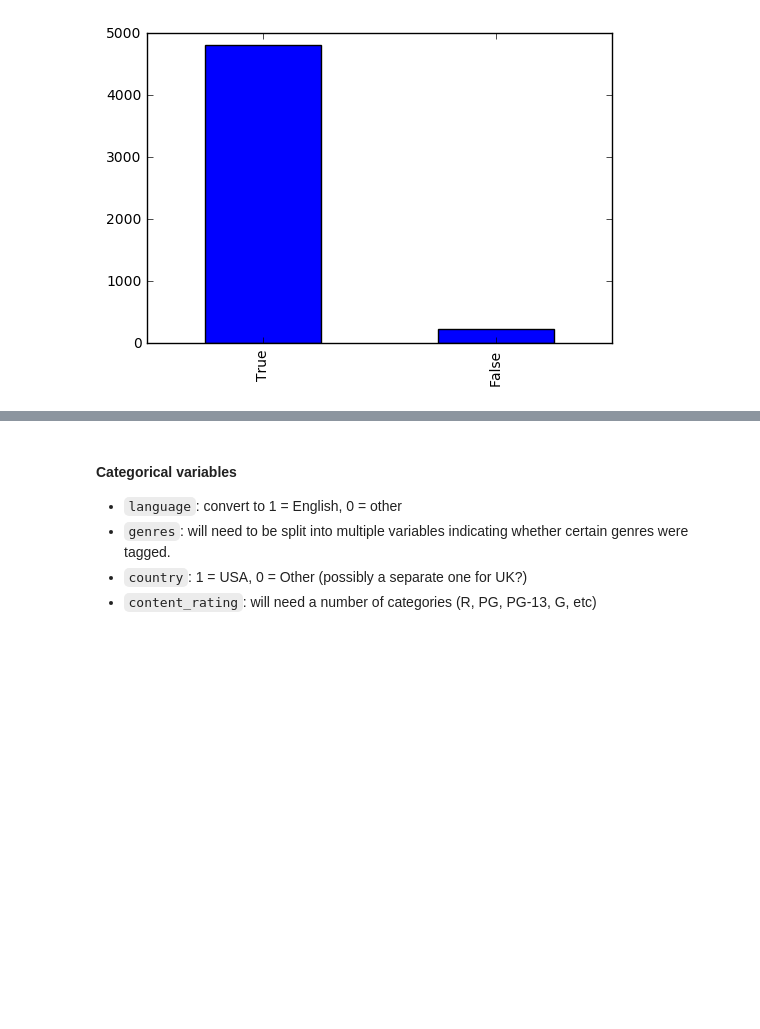
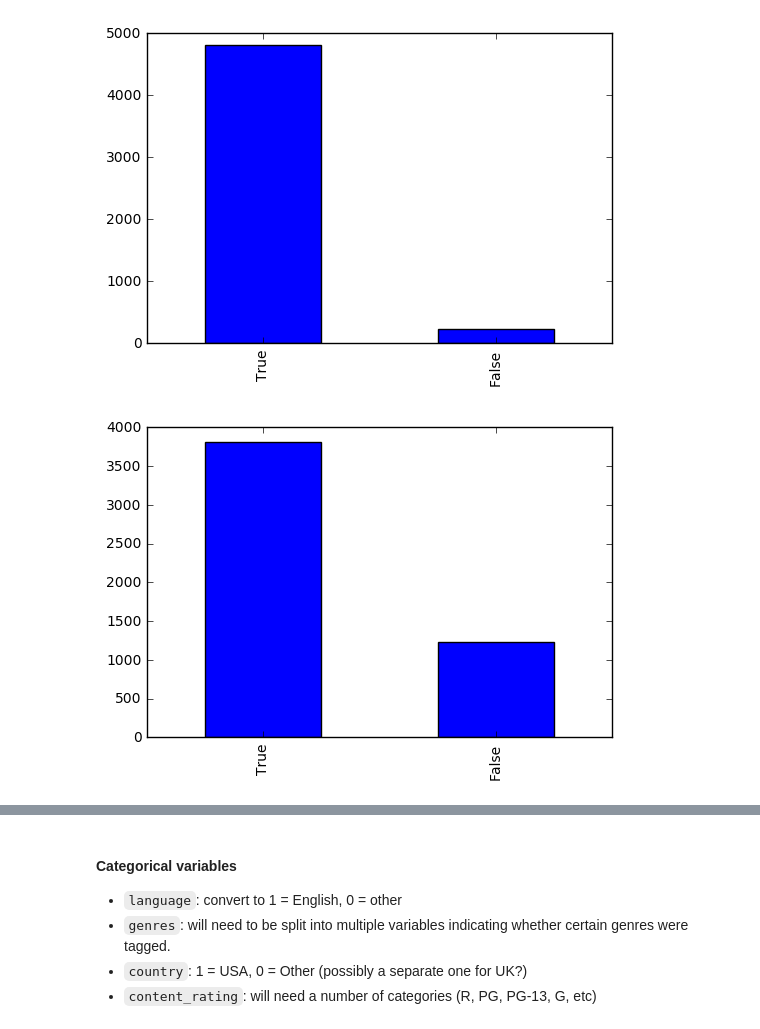
Before and after one commit to anoopctkm/machine-learning, a Jupyter notebook: projects/capstone/notebook.ipynb, the cells around one changed output, grey strips where cells are left out. Saved outputs shown, nothing was run; the diff lists cells and outputs as text; code cells hidden in the pictures; blank space fills up the shorter version.

Commit message:
Add: dummies and count plot

```diff
--- a/projects/capstone/notebook.ipynb
+++ b/projects/capstone/notebook.ipynb
@@ -105,3 +105,8 @@ imdb['color'].value_counts().plot(kind="bar")
 # %% [output]
 <matplotlib.axes._subplots.AxesSubplot at 0x...>
 [figure]
+# %%
+# Visualizing counts for two major countries (USA and UK)
+utility.count_plot(imdb.usa)
+# %% [output]
+[figure, added]
```
Also changed, not shown: parts of 11 cells of this notebook, 2 other files.
